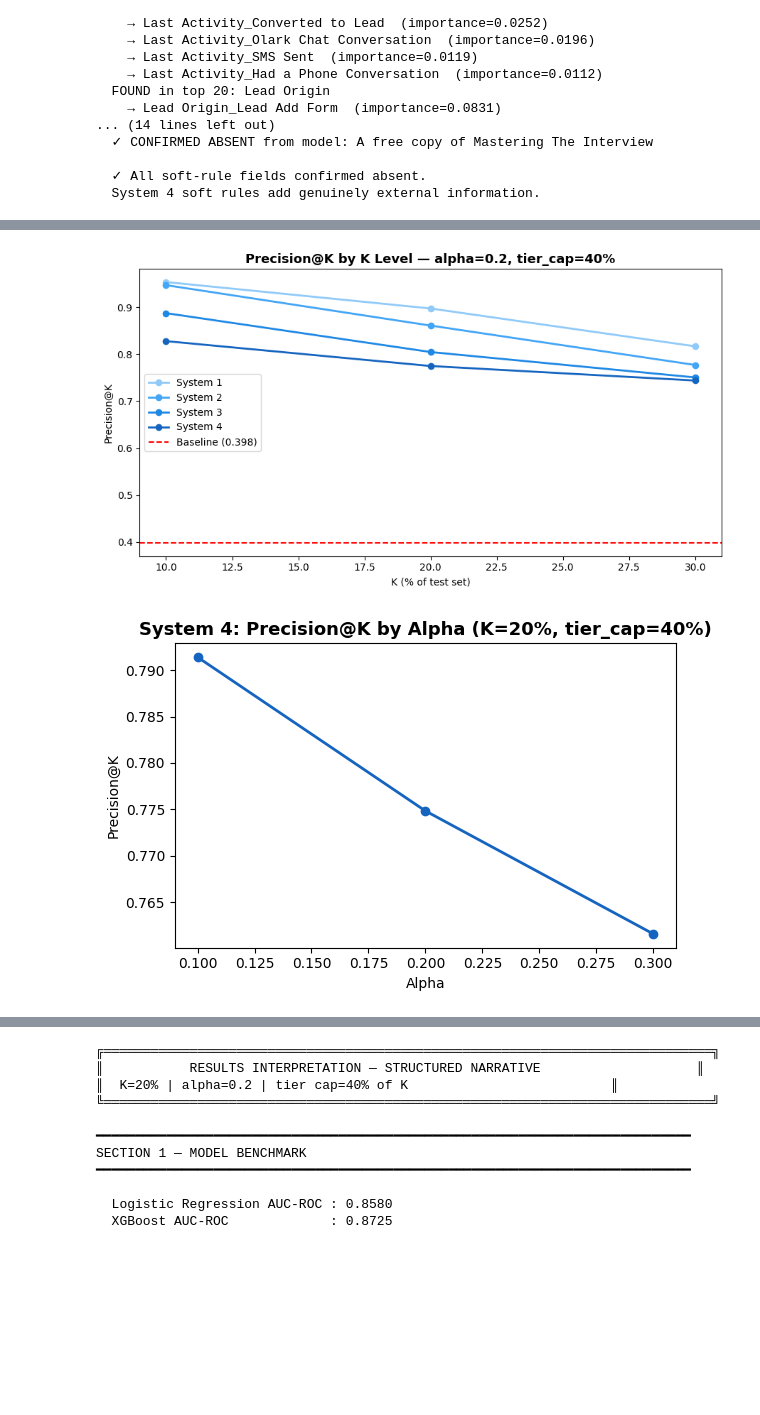
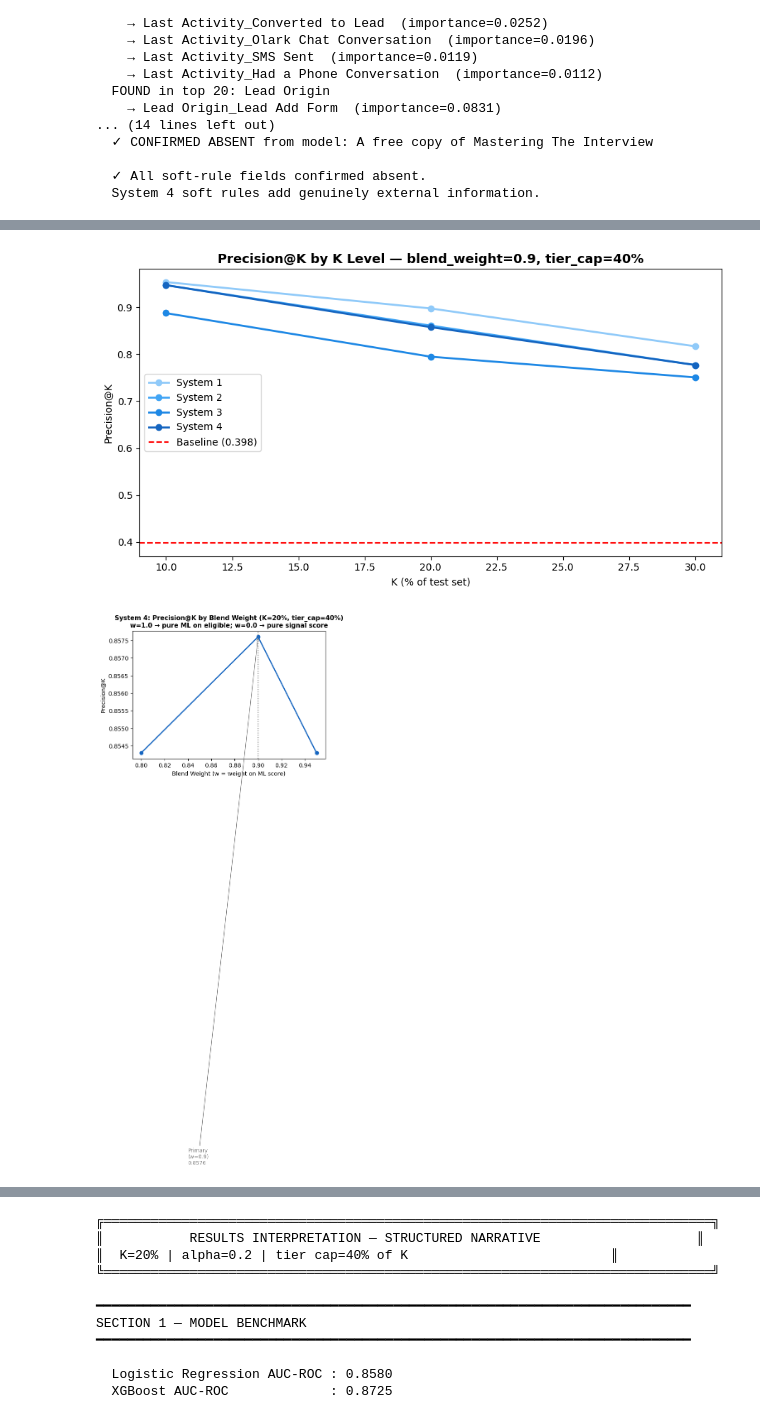
Before and after one commit to thomami244/Masters_Constrained_Lead_Qualification, a Jupyter notebook: Masters_Constrained_Lead_Qualification_Notebook.ipynb, the cells around one changed output, grey strips where cells are left out. Drawn from its saved outputs; the diff is of its cells as text; code cells hidden in the pictures; blank space fills up the shorter version.

Commit message:
Replacing the soft adjustment with a blended ML approach

```diff
--- a/Masters_Constrained_Lead_Qualification_Notebook.ipynb
+++ b/Masters_Constrained_Lead_Qualification_Notebook.ipynb
@@ -1956,15 +2119,12 @@ Note: tier_cap_fraction=1.00 reproduces uncapped / saturating behaviour.
 # %%
-
 # =============================================================================
 # CELL 13 — BOOTSTRAP CONFIDENCE INTERVALS
-# COMPLETE REPLACEMENT
-# Change: apply_systems call now passes k_fraction so bootstrap resamples
-# use the correct K and tier_cap for the chosen k_fraction.
+# Fix: alpha replaced with blend_weight throughout.
 # =============================================================================
 
 def bootstrap_metrics(
     df,
-    alpha=0.2,
+    blend_weight=BLEND_WEIGHT,
     tier_cap_fraction=TIER_CAP_FRACTION,
     k_fraction=0.2,
     n_iterations=1000,
@@ -1982,7 +2142,7 @@ def bootstrap_metrics(
 
         sys_run = apply_systems(
             sample,
-            alpha=alpha,
+            blend_weight=blend_weight,
             tier_cap_fraction=tier_cap_fraction,
             k_fraction=k_fraction,
             verbose=False,
@@ -2016,13 +2176,14 @@ def bootstrap_metrics(
 print("Running bootstrap (1,000 iterations) — approx. 1-2 minutes...")
 precision_ci, bootstrap_raw = bootstrap_metrics(
     results_base,
-    alpha=0.2,
+    blend_weight=BLEND_WEIGHT,
     tier_cap_fraction=TIER_CAP_FRACTION,
     k_fraction=0.2,
 )
 
 print("\nBootstrap CI columns:", precision_ci.columns.tolist())
-print("\n=== BOOTSTRAP 95% CONFIDENCE INTERVALS (K=20%, alpha=0.2, tier_cap=40%) ===")
+print(f"\n=== BOOTSTRAP 95% CONFIDENCE INTERVALS "
+      f"(K=20%, blend_weight={BLEND_WEIGHT}, tier_cap=40%) ===")
 print(precision_ci.to_string(index=False))
 # %% [output]
 Running bootstrap (1,000 iterations) — approx. 1-2 minutes...
@@ -2038,7 +2199,8 @@ System 4                0.7251                 0.7748                 0.8212
 # %%
-
 # =============================================================================
 # CELL 14 (REVISED) — VISUALISATIONS
+# Fix: alpha column references replaced with blend_weight.
+#      Alpha sensitivity chart replaced with blend_weight sensitivity chart.
 # =============================================================================
 
 systems_order = ["System 1", "System 2", "System 3", "System 4"]
@@ -2121,8 +2283,10 @@ plt.tight_layout()
 plt.savefig("fig_10_bootstrap_ci.png", dpi=150)
 plt.show()
 
-# --- 14d. K sensitivity ---
-k_sensitivity = sensitivity_results[sensitivity_results["alpha"] == 0.2].copy()
+# --- 14d. K sensitivity (blend_weight = primary value) ---
+k_sensitivity = sensitivity_results[
+    sensitivity_results["blend_weight"] == BLEND_WEIGHT
+].copy()
 
 fig, ax = plt.subplots(figsize=(9, 5))
 for i, sys_name in enumerate(systems_order):
@@ -2138,32 +2302,51 @@ ax.axhline(
 )
 ax.set_xlabel("K (% of test set)")
 ax.set_ylabel("Precision@K")
-ax.set_title("Precision@K by K Level — alpha=0.2, tier_cap=40%", fontsize=13, fontweight="bold")
+ax.set_title(
+    f"Precision@K by K Level — blend_weight={BLEND_WEIGHT}, tier_cap=40%",
+    fontsize=13, fontweight="bold"
+)
 ax.legend()
 plt.tight_layout()
 plt.savefig("fig_11_k_sensitivity.png", dpi=150)
 plt.show()
 
-# --- 14e. Alpha sensitivity for System 4 ---
-alpha_sensitivity = sensitivity_results[
+# --- 14e. Blend weight sensitivity for System 4 ---
+blend_sensitivity = sensitivity_results[
     (sensitivity_results["system"] == "System 4") &
     (sensitivity_results["k_fraction"] == 0.2)
 ].copy()
 
 fig, ax = plt.subplots(figsize=(6, 4))
 ax.plot(
-    alpha_sensitivity["alpha"].values,
-    alpha_sensitivity["precision_at_k"].values,
+    blend_sensitivity["blend_weight"].values,
+    blend_sensitivity["precision_at_k"].values,
     marker="o", color="#1565C0", linewidth=2,
 )
-ax.set_xlabel("Alpha")
+ax.set_xlabel("Blend Weight (w = weight on ML score)")
 ax.set_ylabel("Precision@K")
-ax.set_title("System 4: Precision@K by Alpha (K=20%, tier_cap=40%)", fontsize=13, fontweight="bold")
+ax.set_title(
+    "System 4: Precision@K by Blend Weight (K=20%, tier_cap=40%)\n"
+    "w=1.0 → pure ML on eligible; w=0.0 → pure signal score",
+    fontsize=11, fontweight="bold"
+)
+# Annotate primary value
+primary_val = blend_sensitivity[
+    blend_sensitivity["blend_weight"] == BLEND_WEIGHT
+]["precision_at_k"].values[0]
+ax.axvline(BLEND_WEIGHT, color="gray", linestyle=":", linewidth=1.5)
+ax.annotate(
+    f"Primary\n(w={BLEND_WEIGHT})\n{primary_val:.4f}",
+    xy=(BLEND_WEIGHT, primary_val),
+    xytext=(BLEND_WEIGHT - 0.06, primary_val - 0.015),
+    fontsize=9, color="gray",
+    arrowprops=dict(arrowstyle="->", color="gray"),
+)
 plt.tight_layout()
-plt.savefig("fig_12_alpha_sensitivity.png", dpi=150)
+plt.savefig("fig_12_blend_sensitivity.png", dpi=150)
 plt.show()
 
-# --- 14f. NEW: Tier cap sensitivity chart ---
+# --- 14f. Tier cap sensitivity chart ---
 fig, ax = plt.subplots(figsize=(9, 5))
 cap_colors = {"System 1": "#90CAF9", "System 2": "#42A5F5",
               "System 3": "#1E88E5", "System 4": "#1565C0"}
@@ -2182,9 +2365,13 @@ ax.axhline(
 )
 ax.set_xlabel("Tier Cap (% of K per tier)")
 ax.set_ylabel("Precision@K")
-ax.set_title("Effect of Tier Cap on Precision@K (K=20%, alpha=0.2)", fontsize=13, fontweight="bold")
+ax.set_title(
+    f"Effect of Tier Cap on S3 Precision@K (K=20%, blend_weight={BLEND_WEIGHT})\n"
+    "Note: S4 is unaffected by tier cap — ranked by blended score across all eligible",
+    fontsize=11, fontweight="bold"
+)
 ax.annotate(
-    "cap=100%: original\nsaturating behaviour",
+    "cap=100%: uncapped\nsaturating behaviour",
     xy=(100, cap_results[cap_results["system"]=="System 3"]["precision_at_k"].iloc[-1]),
     xytext=(75, 0.55),
     arrowprops=dict(arrowstyle="->", color="gray"),
@@ -2201,2 +2388,2 @@ plt.show()
-[figure, old version]
+[figure, new version]
-[figure, old version]
+[figure, new version]
```
Also changed, not shown: parts of 10 cells of this notebook.
